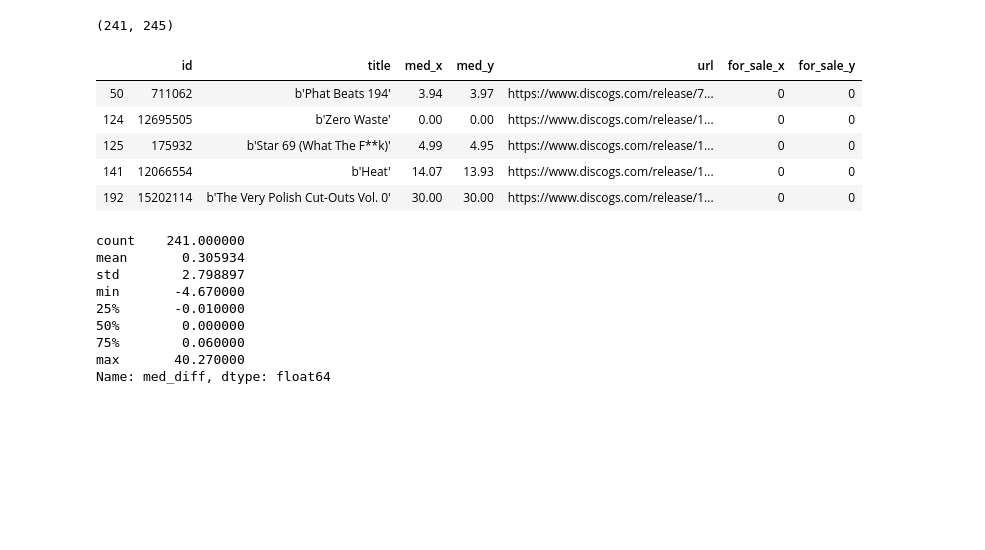
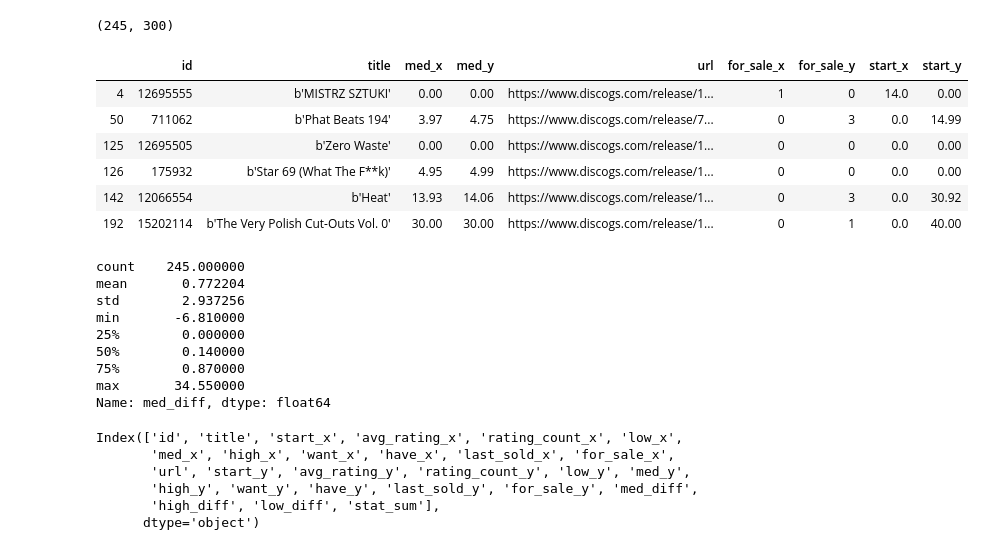
Before and after one commit to jrezmo/discogs_collection_review, a Jupyter notebook: compare.ipynb, the cells around one changed output. Drawn from its saved outputs; the diff is of its cells as text; code cells hidden in the pictures; blank space fills up the shorter version.

```diff
--- a/compare.ipynb
+++ b/compare.ipynb
@@ -2,36 +2,46 @@
 import matplotlib.pyplot as plt
 import pandas as pd
 
-dfA = pd.read_csv('out/collection_280421.csv')
-dfB = pd.read_csv('out/collection_030621.csv')
+dfA = pd.read_csv('out/collection_030621.csv')
+dfB = pd.read_csv('out/collection_271121.csv')
 
 dfA['id'].count(), dfB['id'].count()
 # %% [output]
-(241, 245)
+(245, 300)
 # %%
 df = pd.merge(dfA, dfB, how='inner', on=['id', 'title', 'url'])
 df = df[(df['last_sold_x'] != 0) & (df['last_sold_y'] != 0)]
 # %%
-view = ['id','title', 'med_x', 'med_y', 'url', 'for_sale_x', 'for_sale_y']
+view = ['id','title', 'med_x', 'med_y', 'url', 'for_sale_x', 'for_sale_y', 'start_x', 'start_y']
 df.query('start_x==0 | start_y==0')[view]
 # %% [output]
-|  | id | title | med_x | med_y | url | for_sale_x | for_sale_y |
-| 50 | 711062 | b'Phat Beats 194' | 3.94 | 3.97 | https://www.discogs.com/release/7... | 0 | 0 |
-| 124 | 12695505 | b'Zero Waste' | 0.00 | 0.00 | https://www.discogs.com/release/1... | 0 | 0 |
-| 125 | 175932 | b'Star 69 (What The F**k)' | 4.99 | 4.95 | https://www.discogs.com/release/1... | 0 | 0 |
-| 141 | 12066554 | b'Heat' | 14.07 | 13.93 | https://www.discogs.com/release/1... | 0 | 0 |
-| 192 | 15202114 | b'The Very Polish Cut-Outs Vol. 0' | 30.00 | 30.00 | https://www.discogs.com/release/1... | 0 | 0 |
+|  | id | title | med_x | med_y | url | for_sale_x | for_sale_y | start_x | start_y |
+| 4 | 12695555 | b'MISTRZ SZTUKI' | 0.00 | 0.00 | https://www.discogs.com/release/1... | 1 | 0 | 14.0 | 0.00 |
+| 50 | 711062 | b'Phat Beats 194' | 3.97 | 4.75 | https://www.discogs.com/release/7... | 0 | 3 | 0.0 | 14.99 |
+| 125 | 12695505 | b'Zero Waste' | 0.00 | 0.00 | https://www.discogs.com/release/1... | 0 | 0 | 0.0 | 0.00 |
+| 126 | 175932 | b'Star 69 (What The F**k)' | 4.95 | 4.99 | https://www.discogs.com/release/1... | 0 | 0 | 0.0 | 0.00 |
+| 142 | 12066554 | b'Heat' | 13.93 | 14.06 | https://www.discogs.com/release/1... | 0 | 3 | 0.0 | 30.92 |
+| 192 | 15202114 | b'The Very Polish Cut-Outs Vol. 0' | 30.00 | 30.00 | https://www.discogs.com/release/1... | 0 | 1 | 0.0 | 40.00 |
 # %%
 df['med_diff'] = df['med_y'] - df['med_x']
 df['med_diff'].describe()
 # %% [output]
-count    241.000000
-mean       0.305934
-std        2.798897
-min       -4.670000
-25%       -0.010000
-50%        0.000000
-75%        0.060000
-max       40.270000
+count    245.000000
+mean       0.772204
+std        2.937256
+min       -6.810000
+25%        0.000000
+50%        0.140000
+75%        0.870000
+max       34.550000
 Name: med_diff, dtype: float64
+# %%
+df.columns
+# %% [output]
+Index(['id', 'title', 'start_x', 'avg_rating_x', 'rating_count_x', 'low_x',
+       'med_x', 'high_x', 'want_x', 'have_x', 'last_sold_x', 'for_sale_x',
+       'url', 'start_y', 'avg_rating_y', 'rating_count_y', 'low_y', 'med_y',
+       'high_y', 'want_y', 'have_y', 'last_sold_y', 'for_sale_y', 'med_diff',
+       'high_diff', 'low_diff', 'stat_sum'],
+      dtype='object')
 # %%
```
Also changed, not shown: parts of 5 cells of this notebook, 1 other file.
